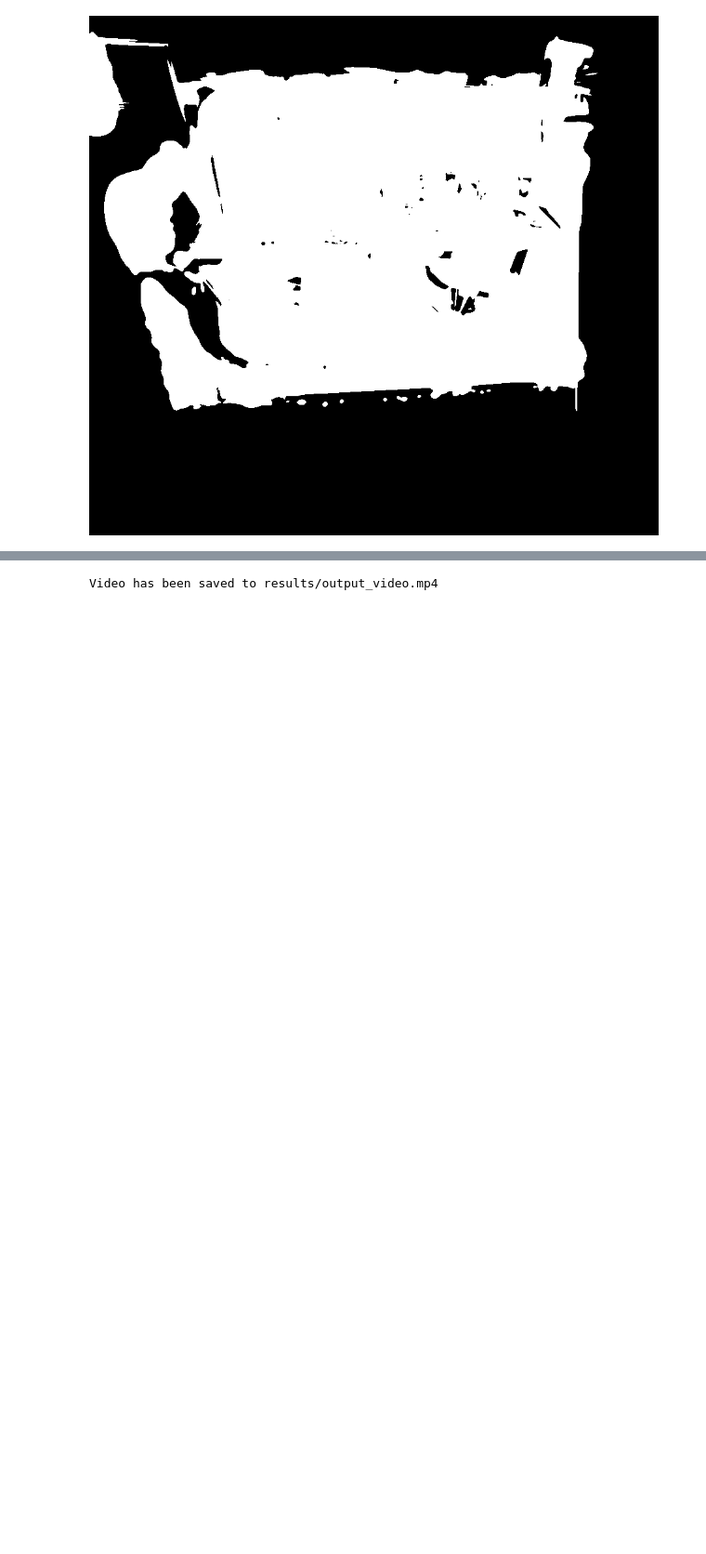
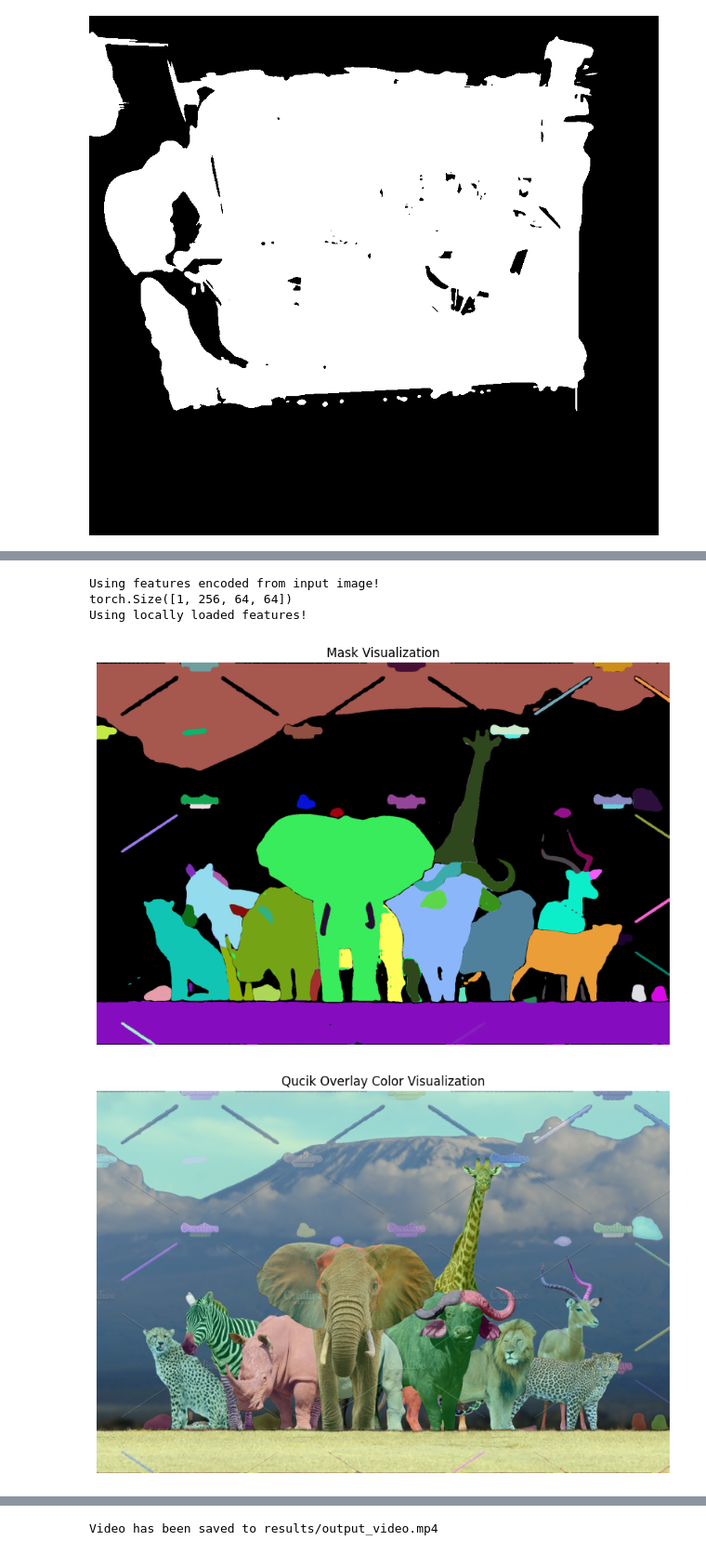
Before and after one commit to Beat-in-our-hearts/MonoGS_Semantic, a Jupyter notebook: vis_feature.ipynb, the cells around one changed output, grey strips where cells are left out. Shown at 93% size. Drawn from its saved outputs; the diff is of its cells as text; code cells hidden in the pictures; blank space fills up the shorter version.

```diff
--- a/vis_feature.ipynb
+++ b/vis_feature.ipynb
@@ -402,0 +507,17 @@ mask.show()
+# %%
+example_image = Image.open('test/example1.jpg').convert('RGB')
+example_image = np.array(example_image)
+
+predictor.set_image(example_image)
+image_embedding_tensor = predictor.get_image_embedding()
+print(image_embedding_tensor.shape)
+fake_image = np.random.randint(0, 256, example_image.shape, dtype=np.uint8)
+masks = mask_generator.generate(fake_image, features=image_embedding_tensor)
+sam_mask_visualize(masks)
+sam_quick_show_image(example_image, masks)
+# %% [output]
+Using features encoded from input image!
+torch.Size([1, 256, 64, 64])
+Using locally loaded features!
+[figure, added]
+[figure, added]
```
Also changed, not shown: parts of 16 cells of this notebook, 27 other files.
